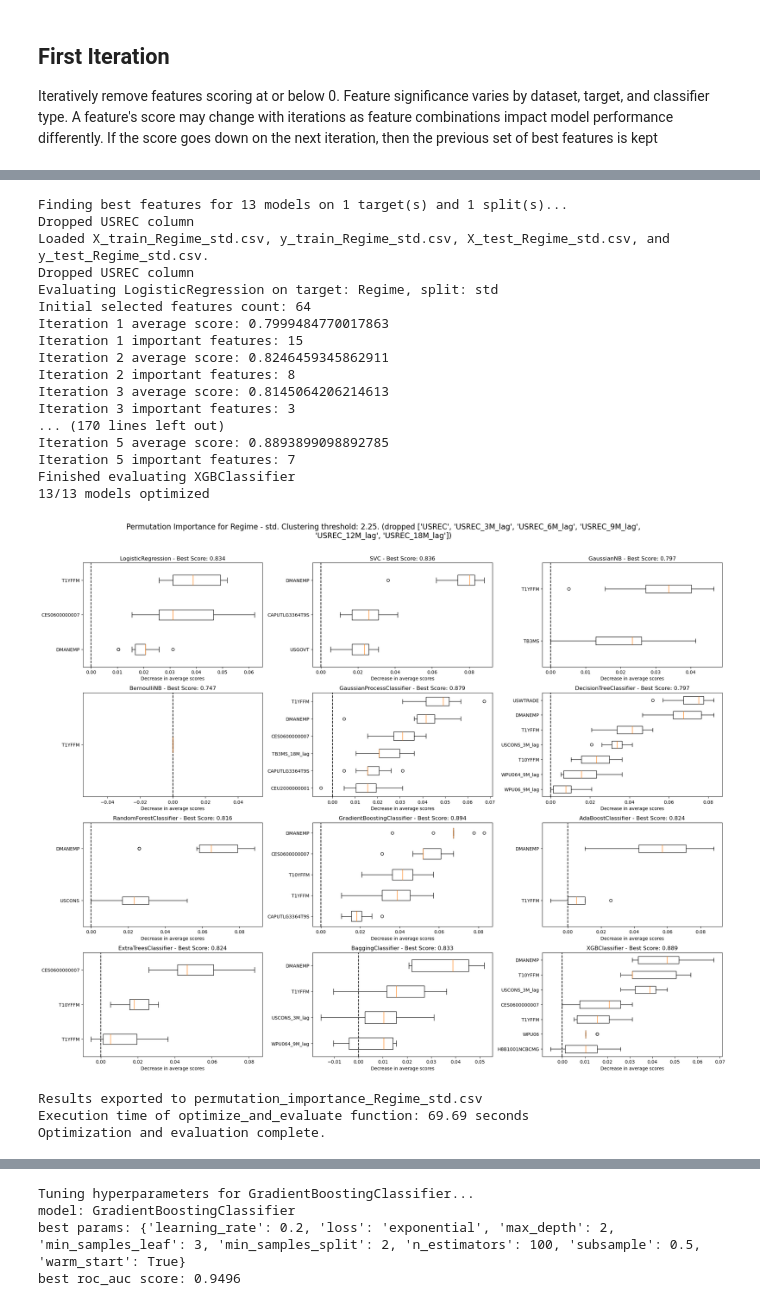
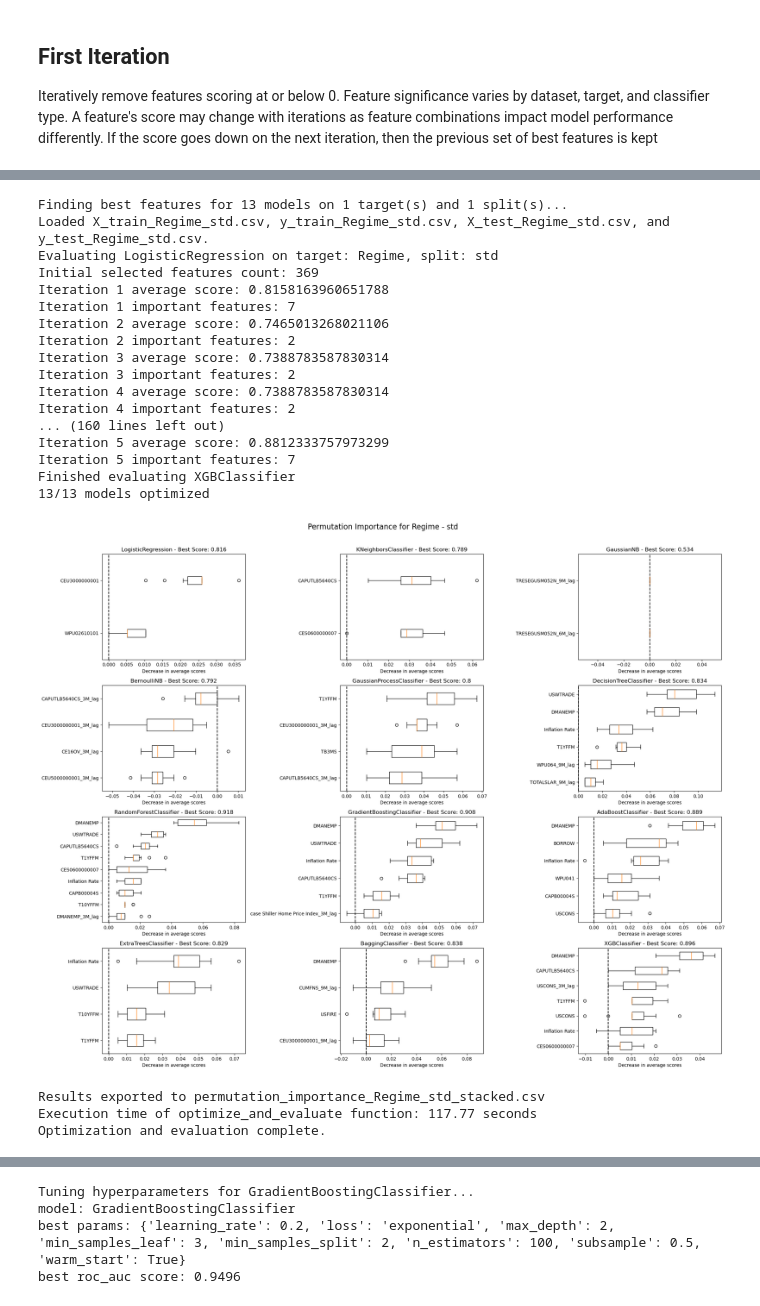
Before and after one commit to jonkerr/bug-free-palm-tree, a Jupyter notebook: permutation_importance.ipynb, the cells around one changed output, grey strips where cells are left out. Drawn from its saved outputs; the diff is of its cells as text; code cells hidden in the pictures.

Commit message:
modified select best features

```diff
--- a/permutation_importance.ipynb
+++ b/permutation_importance.ipynb
@@ -114,0 +64,2 @@ Dropped USREC column
+# %%
+X_train, y_train, X_test, y_test = load_data()
@@ -154,9 +115,9 @@ def plot_permutation_importance(clf, X, y, ax):
     ax.axvline(x=0, color="k", linestyle="--")
     return ax
 # %%
-n = 50 # Number of columns to sample
+# n = 50 # Number of columns to sample
 
-X_train, y_train, X_test, y_test = load_data(subset=n)
+# X_train, y_train, X_test, y_test = load_data(subset=n)
 X = pd.concat([X_train, X_test], axis=0, ignore_index=True)
 
 clf = train_classifier(RandomForestClassifier(random_state=SEED), X_train, y_train)
@@ -171,7 +129,7 @@ Baseline accuracy on test data: 0.92
 from sklearn.metrics import davies_bouldin_score
 
 
-threshold = 0.9
+threshold = 1.2
 fig1, ax1 = plt.subplots(figsize=(12, 10))
 dist_linkage = perform_hierarchical_clustering(create_correlation_matrix(X))
 dendro = plot_dendrogram(X, ax1)
@@ -188,8 +146,8 @@ db_index = davies_bouldin_score(X_transposed, clusters)
 print(f"Davies–Bouldin Index: {db_index}")
 
 
-plt.title(f'Hierarchical Clustering Dendrogram on Random Subset of {n} Features, threshold={threshold}')
-# plt.title(f'Hierarchical Clustering Dendrogram on All Features, threshold={threshold}')
+# plt.title(f'Hierarchical Clustering Dendrogram on Random Subset of {n} Features, threshold={threshold}')
+plt.title(f'Hierarchical Clustering Dendrogram on All Features, threshold={threshold}')
 ax1.set_ylabel('Distance')
 # horizontal line at y=threshold
 ax1.axhline(y=threshold, color='r', linestyle='--')
@@ -199,7 +157,8 @@ plt.show()
 fig2, ax2 = plt.subplots(figsize=(22, 12))
 corr = create_correlation_matrix(X)
 plot_heatmap(corr, dendro, ax2)
-plt.title(f'Correlation Matrix Heatmap on Random Subset of {n} Features')
+# plt.title(f'Correlation Matrix Heatmap on Random Subset of {n} Features')
+plt.title(f'Correlation Matrix Heatmap All Features')
 plt.show()
 # ward
 # threshold=1.09 # Davies–Bouldin Index: 3.4522
@@ -336,7 +295,7 @@ def scale_data(X_train, X_test=None):
     return X_train_scaled_df, X_test_scaled_df
 
 @timing_decorator
-def optimize_and_evaluate(models, target_types, split_types, threshold=0.25, n_iterations=5, sample=None, seed=SEED, visualize=False):
+def optimize_and_evaluate(models, target_types=[TARGET], split_types=[SPLIT_TYPE], threshold=0.25, n_iterations=5, sample=None, seed=SEED, visualize=False):
     """
     Optimizes models using permutation importance feature selection and evaluates them.
     Optionally visualizes the permutation importance results.
@@ -360,7 +319,6 @@ def optimize_and_evaluate(models, target_types, split_types, threshold=0.25, n_i
         subplot_idx = 0
 
     for target in target_types:
-        drop_columns = set_drop_columns(target)
 
         for split in split_types:
             X_train, y_train, X_test, y_test = load_data(target, split, subset=sample, seed=seed)
@@ -438,52 +396,42 @@ def optimize_and_evaluate(models, target_types, split_types, threshold=0.25, n_i
                 for idx in range(subplot_idx, len(axes)):
                     fig.delaxes(axes[idx])
 
-                # add a suptitle
-                if drop_columns:
-                    title_string = f"Permutation Importance for {target} - {split}. Clustering threshold: {threshold}. (dropped {drop_columns})"
-                    wrapped_title = "\n".join(textwrap.wrap(title_string, width=150))
-                    title_string = wrapped_title
-
-                else:
-                    title_string = f"Permutation Importance for {target} - {split}. No features removed"
+                title_string = f"Permutation Importance for {target} - {split}"
 
                 fig.suptitle(title_string, fontsize=16, y=1.01)
                 plt.tight_layout()
                 plt.show()
 
-            if sample:
-                filename = f"permutation_importance_{target}_{split}_sample_{sample}.csv"
-            else:
-                filename = f"permutation_importance_{target}_{split}.csv"
+            filename = f"permutation_importance_{target}_{split}_stacked.csv"
 
             df = export_results(best_scores, best_features, filename=filename)
 
     return df
 # %%
-results_df = optimize_and_evaluate(baseline_models, threshold=2.25, target_types=['bear'], split_types=['std'], visualize=True)
+results_df = optimize_and_evaluate(baseline_models, threshold=1.2, visualize=True)
 
 print("Optimization and evaluation complete.")
 # %% [output]
 Finding best features for 13 models on 1 target(s) and 1 split(s)...
-Dropped USREC column
 Loaded X_train_Regime_std.csv, y_train_Regime_std.csv, X_test_Regime_std.csv, and y_test_Regime_std.csv.
-Dropped USREC column
 Evaluating LogisticRegression on target: Regime, split: std
-Initial selected features count: 64
-Iteration 1 average score: 0.7999484770017863
-Iteration 1 important features: 15
-Iteration 2 average score: 0.8246459345862911
-Iteration 2 important features: 8
-Iteration 3 average score: 0.8145064206214613
-Iteration 3 important features: 3
-... (170 lines left out)
-Iteration 5 average score: 0.8893899098892785
+Initial selected features count: 369
+Iteration 1 average score: 0.8158163960651788
+Iteration 1 important features: 7
+Iteration 2 average score: 0.7465013268021106
+Iteration 2 important features: 2
+Iteration 3 average score: 0.7388783587830314
+Iteration 3 important features: 2
+Iteration 4 average score: 0.7388783587830314
+Iteration 4 important features: 2
+... (160 lines left out)
+Iteration 5 average score: 0.8812333757973299
 Iteration 5 important features: 7
 Finished evaluating XGBClassifier
 13/13 models optimized
-[figure, old version]
+[figure, new version]
-Results exported to permutation_importance_Regime_std.csv
-Execution time of optimize_and_evaluate function: 69.69 seconds
+Results exported to permutation_importance_Regime_std_stacked.csv
+Execution time of optimize_and_evaluate function: 117.77 seconds
 Optimization and evaluation complete.
 # %%
 results_df
```
Also changed, not shown: parts of 15 cells of this notebook, 2 other files.
